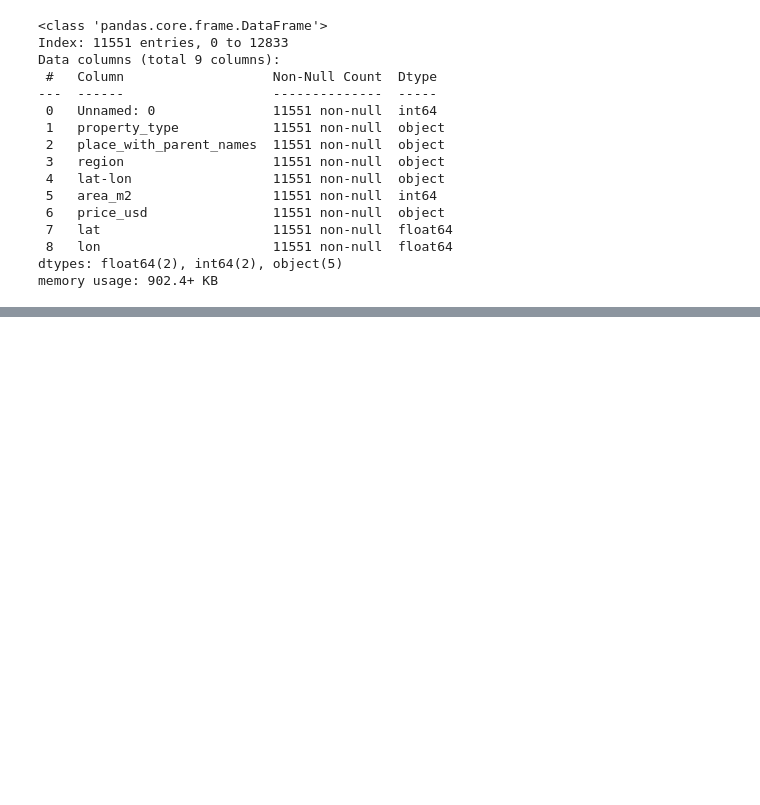
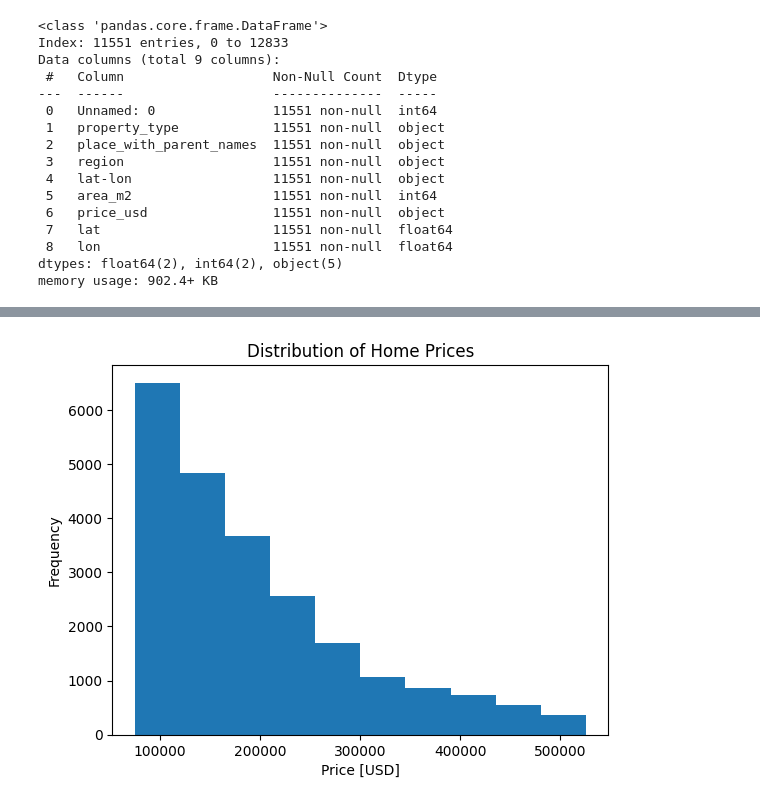
Before and after one commit to peter9949/Data_Science, a Jupyter notebook: housing-in-mexico/test.ipynb, the cells around one changed output, grey strips where cells are left out. Cells and saved outputs as stored; diff of their text form; code cells hidden in the pictures; blank space fills up the shorter version.

Commit message:
Exploration of housing data sets

```diff
--- a/housing-in-mexico/test.ipynb
+++ b/housing-in-mexico/test.ipynb
@@ -76,2 +81,7 @@ AttributeError: Can only use .str accessor with string values!
 # %%
 df1.drop(columns=["place_with_parent_names", "lat-lon"], inplace=True)
+# %%
+#Import the CSV file brasil-real-estate-2.csv into the DataFrame df2.
+
+df2 = pd.read_csv("data/brasil-real-estate-2.csv", encoding = "ISO-8859-1")
+df2.head()
@@ -77,0 +95,5 @@ df1.drop(columns=["place_with_parent_names", "lat-lon"], inplace=True)
+# %%
+#Use the "price_brl" column to create a new column named "price_usd". (Keep in mind that, when this data was collected in 2015 and 2016, a US dollar cost 3.19 Brazilian reals.)
+df2["price_usd"] = (df2["price_brl"] / 3.19).round(2)
+
+df2.head()
@@ -77,0 +107,5 @@ df1.drop(columns=["place_with_parent_names", "lat-lon"], inplace=True)
+# %%
+#Drop the "price_brl" column from df2, as well as any rows that have NaN values.
+df2.dropna(inplace=True)
+df2.drop(columns = ["price_brl"], inplace=True)
+df2.head()
@@ -77,0 +119,3 @@ df1.drop(columns=["place_with_parent_names", "lat-lon"], inplace=True)
+# %%
+#Concatenate df1 and df2 to create a new DataFrame named df.
+df = pd.concat([df1, df2])
@@ -77,0 +151,9 @@ df1.drop(columns=["place_with_parent_names", "lat-lon"], inplace=True)
+# %%
+# histogram of "price_usd"
+plt.hist(x=df["price_usd"])
+plt.xlabel("Price [USD]")
+plt.ylabel("Frequency")
+plt.title("Distribution of Home Prices");
+plt.savefig("images/1-5-12.png", dpi=150)
+# %% [output]
+[figure, added]
```
Also changed, not shown: parts of 12 cells of this notebook, 5 other files.
